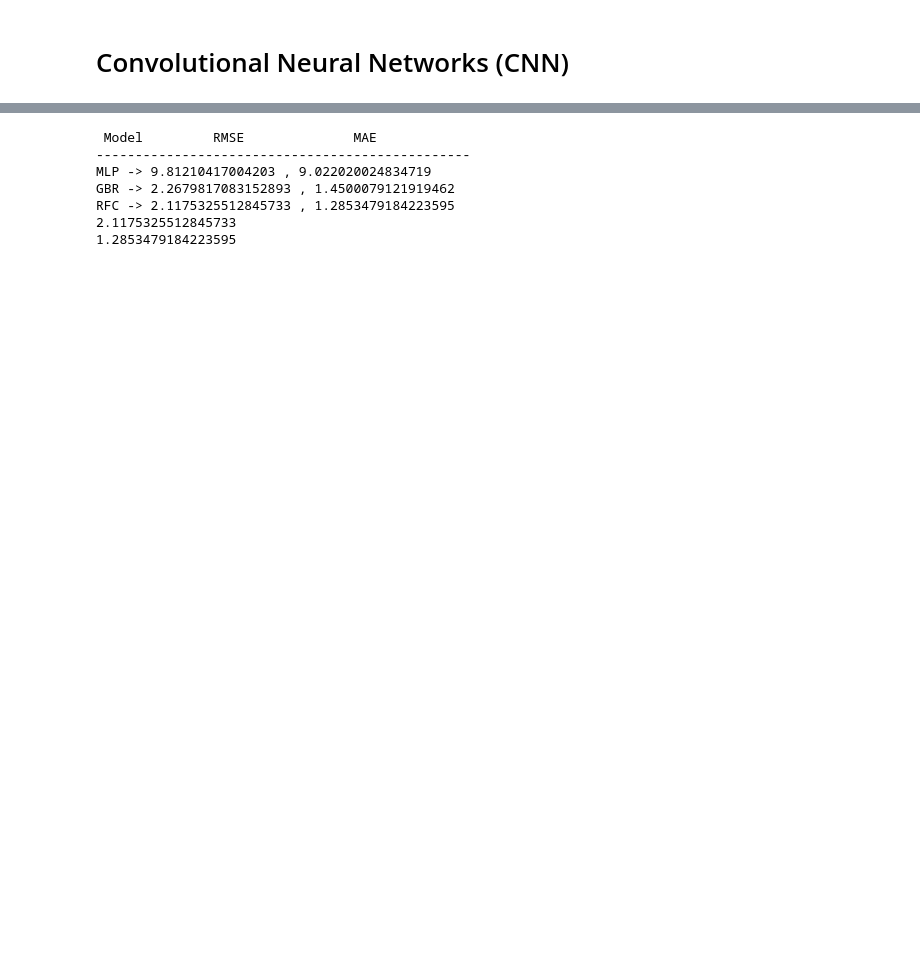
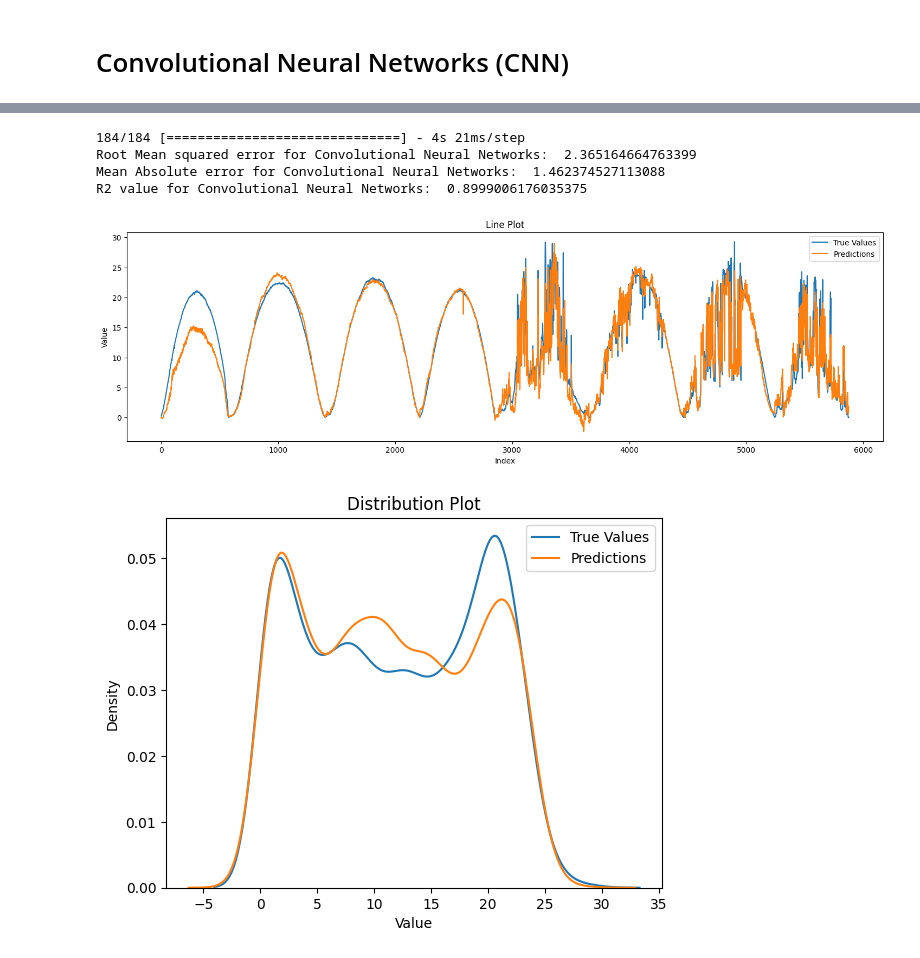
Before and after one commit to rakeshbodavula/Solar_NowCasting, a Jupyter notebook: NOWCAST.ipynb, the cells around one changed output, grey strips where cells are left out. Cells and saved outputs as stored; diff of their text form; code cells hidden in the pictures; blank space fills up the shorter version.

```diff
--- a/NOWCAST.ipynb
+++ b/NOWCAST.ipynb
@@ -252,24 +208,6 @@ CNN_model.add(Dense(1, activation=None))
 CNN_model.compile(optimizer='adam', loss='mean_squared_error', metrics=['mse'])
 
 # Train the model
-CNN_model.fit(X_trainval, y_trainval, epochs=10, batch_size=32, validation_data=(X_test, y_test))
-
-y_pred = CNN_model.predict(X_test)
-
-# Evaluate model accuracy on test data
-rmse = math.sqrt(((y_pred - y_test) ** 2).mean())
-mae = (abs(y_pred-y_test)).mean()
-print('Root Mean squared error for CNN :', rmse)
-print('Mean Absolute error for CNN :', mae)
-
-visualise(y_pred,y_test)
-
-models_list.append("CNN")
-rmse_list.append(rmse)
-mae_list.append(mae)
-
-# Evaluate the model
-score = CNN_model.evaluate(X_test,y_test)
-print('Test loss:', score[0])
-print('Test mean squared error:', score[1])
+CNN_model.fit(X_trainval, y_trainval, epochs=100, batch_size=32, validation_data=(X_test, y_test))
+# CNN_model.summary()
 # %% [output]
@@ -318,18 +232,26 @@ ValueError: X must have 2 or fewer dimensions
-# %%
-print(" Model         RMSE              MAE")
-print("------------------------------------------------")
-for i in range(len(models_list)):
-    print(models_list[i],end=" -> ")
-    print(rmse_list[i],end=" , ")
-    print(mae_list[i])
-
-print(min(rmse_list))
-print(min(mae_list))
-# %% [output]
- Model         RMSE              MAE
-------------------------------------------------
-MLP -> 9.81210417004203 , 9.022020024834719
-GBR -> 2.2679817083152893 , 1.4500079121919462
-RFC -> 2.1175325512845733 , 1.2853479184223595
-2.1175325512845733
-1.2853479184223595
+# %%
+CNN_y_pred = CNN_model.predict(X_test)
+
+CNN_y_pred = np.squeeze(CNN_y_pred)
+
+[CNN_rmse,CNN_mae,CNN_r2] = performance_metrics(y_test,CNN_y_pred)
+
+# Evaluate model accuracy on test data
+print('Root Mean squared error for Convolutional Neural Networks: ', CNN_rmse)
+print('Mean Absolute error for Convolutional Neural Networks: ', CNN_mae)
+print('R2 value for Convolutional Neural Networks: ', CNN_r2)
+
+
+visualise(CNN_y_pred,y_test)
+
+# # Evaluate the model
+# score = CNN_model.evaluate(X_test,y_test)
+# print('Test loss:', score[0])
+# print('Test mean squared error:', score[1])
+# %% [output]
+184/184 [==============================] - 4s 21ms/step
+Root Mean squared error for Convolutional Neural Networks:  2.365164664763399
+Mean Absolute error for Convolutional Neural Networks:  1.462374527113088
+R2 value for Convolutional Neural Networks:  0.8999006176035375
+[figure, added]
+[figure, added]
```
Also changed, not shown: parts of 17 cells of this notebook.
